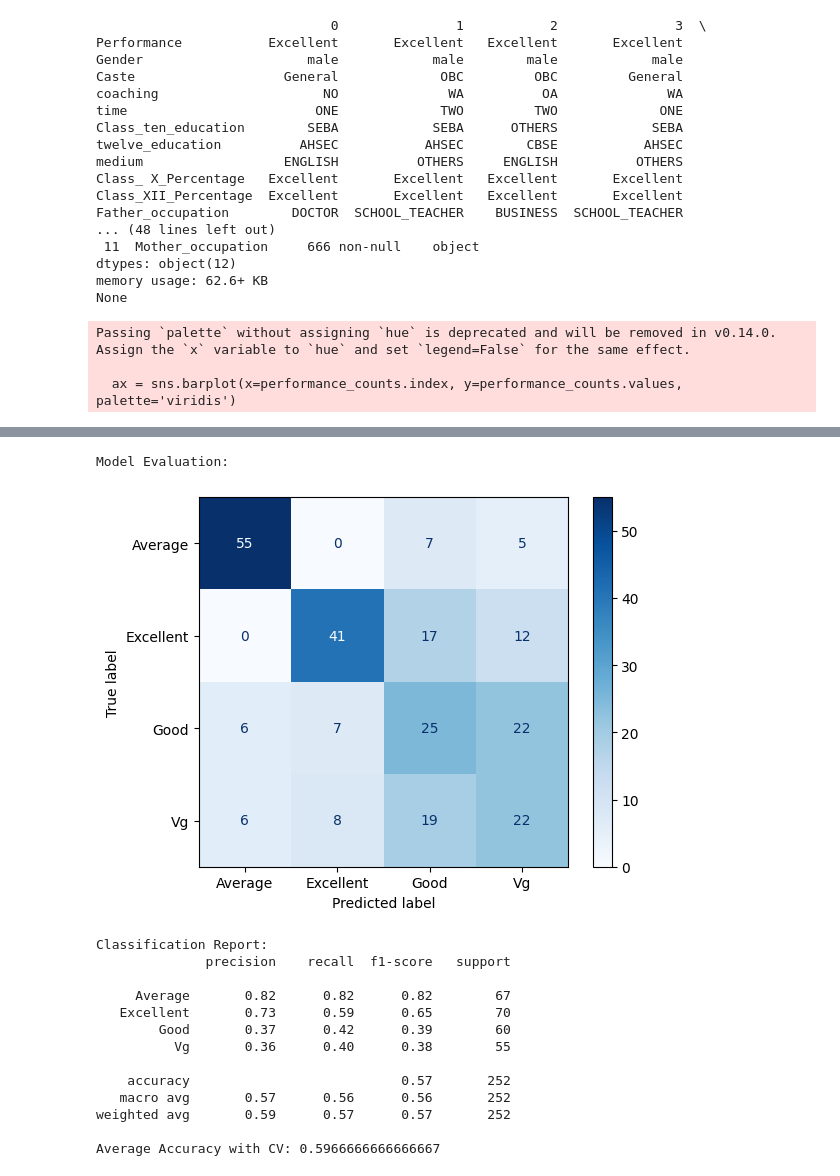
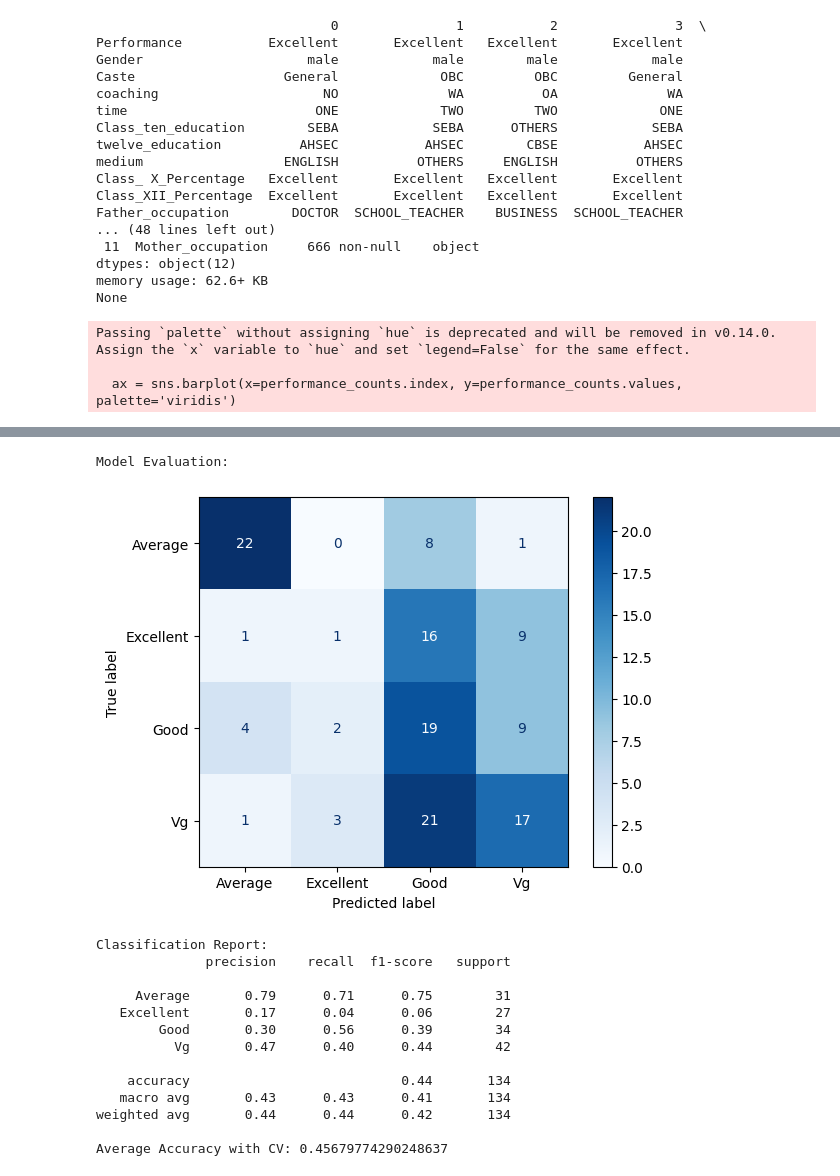
Before and after one commit to Jesus2342/MLOps_Team_33, a Jupyter notebook: MLOps_Team_33/notebooks/Student_Performance_Refactored_V2.ipynb, the cells around one changed output, grey strips where cells are left out. Drawn from its saved outputs; the diff is of its cells as text; code cells hidden in the pictures.

```diff
--- a/MLOps_Team_33/notebooks/Student_Performance_Refactored_V2.ipynb
+++ b/MLOps_Team_33/notebooks/Student_Performance_Refactored_V2.ipynb
@@ -74,15 +74,12 @@ class DataExplorer:
         plt.show()
 
 class Model:
-
-
     def __init__(self, filepath):
         self.filepath = filepath
         self.model_pipeline = Pipeline([
             ('classifier', RandomForestClassifier(n_estimators=100, random_state=42))
         ])
         self.X_train, self.X_test, self.y_train, self.y_test = [None] * 4
-
 
     def load_data(self):
         data, meta = arff.loadarff(self.filepath)
@@ -98,36 +95,10 @@ class Model:
         y = self.data['Performance']
         X = self.data.drop('Performance', axis=1)
 
-        # new features
-        occupation_counts = X.groupby(['Gender', 'Father_occupation']).size().unstack(fill_value=0)
-        occupation_proportions = occupation_counts.div(occupation_counts.sum(axis=1), axis=0)
-        occupation_proportions.columns = [f'occupation_prop_{col}' for col in occupation_proportions.columns]
-
-        X = X.join(occupation_proportions, on='Gender')
-        X['Caste_Gender'] = X['Caste'] + '_' + X['Gender']
-        X['father_occupation_count'] = X.groupby('Father_occupation')['Father_occupation'].transform('count')
-        X['mother_occupation_count'] = X.groupby('Mother_occupation')['Mother_occupation'].transform('count')
-
         # One-Hot Encode categorical features
         X = pd.get_dummies(X, drop_first=True)
 
-        #Correlations
-        correlation_matrix = X.corr()
-        threshold = 0.69
-        to_drop = set()
-        for i in range(len(correlation_matrix.columns)):
-            for j in range(i):
-                if abs(correlation_matrix.iloc[i, j]) > threshold:
-                    colname = correlation_matrix.columns[i]
-                    to_drop.add(colname)
-        X = X.drop(columns=to_drop)
-
-        smote = SMOTE(random_state=42)
-        X_balanced, y_balanced = smote.fit_resample(X, y)
-
-        # Dividir el conjunto de datos
-        self.X_train, self.X_test, self.y_train, self.y_test = train_test_split(X_balanced, y_balanced, test_size=0.3, random_state=42)
-
+        self.X_train, self.X_test, self.y_train, self.y_test = train_test_split(X, y, test_size=0.2, random_state=42)
         return self
 
     def train_model(self):
@@ -144,11 +115,10 @@ class Model:
         report = classification_report(self.y_test, y_pred)
         print("Classification Report:")
         print(report)
-
         return self
 
     def cross_validate_model(self):
-        scores = cross_val_score(self.model_pipeline, self.X_train, self.y_train, cv=50)
+        scores = cross_val_score(self.model_pipeline, self.X_train, self.y_train, cv=5)
         print("Average Accuracy with CV:", np.mean(scores))
         return self
 
@@ -160,44 +130,44 @@ class Model:
              .cross_validate_model())
 # %%
 # Running the pipeline
-filepath = '/Users/iossifpalli/Documents/GitHub/MLOps_Team_33/MLOps_Team_33/dataset/CEE_DATA.arff'
+filepath = '/home/mekteck/MLOps/MLOps_Team_33/MLOps_Team_33/dataset/CEE_DATA.arff'
 pipeline = Model(filepath)
 pipeline.run_pipeline()
 # %% [output]
                               0               1           2               3  \
 Performance           Excellent       Excellent   Excellent       Excellent
 Gender                     male            male        male            male
 Caste                   General             OBC         OBC         General
 coaching                     NO              WA          OA              WA
 time                        ONE             TWO         TWO             ONE
 Class_ten_education        SEBA            SEBA      OTHERS            SEBA
 twelve_education          AHSEC           AHSEC        CBSE           AHSEC
 medium                  ENGLISH          OTHERS     ENGLISH          OTHERS
 Class_ X_Percentage   Excellent       Excellent   Excellent       Excellent
 Class_XII_Percentage  Excellent       Excellent   Excellent       Excellent
 Father_occupation        DOCTOR  SCHOOL_TEACHER    BUSINESS  SCHOOL_TEACHER
 ... (48 lines left out)
  11  Mother_occupation     666 non-null    object
 dtypes: object(12)
 memory usage: 62.6+ KB
 None
 Passing `palette` without assigning `hue` is deprecated and will be removed in v0.14.0. Assign the `x` variable to `hue` and set `legend=False` for the same effect.
 
   ax = sns.barplot(x=performance_counts.index, y=performance_counts.values, palette='viridis')
 [figure]
 [figure]
 Model Evaluation:
-[figure, old version]
+[figure, new version]
 Classification Report:
               precision    recall  f1-score   support
 
-     Average       0.82      0.82      0.82        67
-   Excellent       0.73      0.59      0.65        70
-        Good       0.37      0.42      0.39        60
-          Vg       0.36      0.40      0.38        55
+     Average       0.79      0.71      0.75        31
+   Excellent       0.17      0.04      0.06        27
+        Good       0.30      0.56      0.39        34
+          Vg       0.47      0.40      0.44        42
 
-    accuracy                           0.57       252
-   macro avg       0.57      0.56      0.56       252
-weighted avg       0.59      0.57      0.57       252
+    accuracy                           0.44       134
+   macro avg       0.43      0.43      0.41       134
+weighted avg       0.44      0.44      0.42       134
 
-Average Accuracy with CV: 0.5966666666666667
+Average Accuracy with CV: 0.45679774290248637
```
